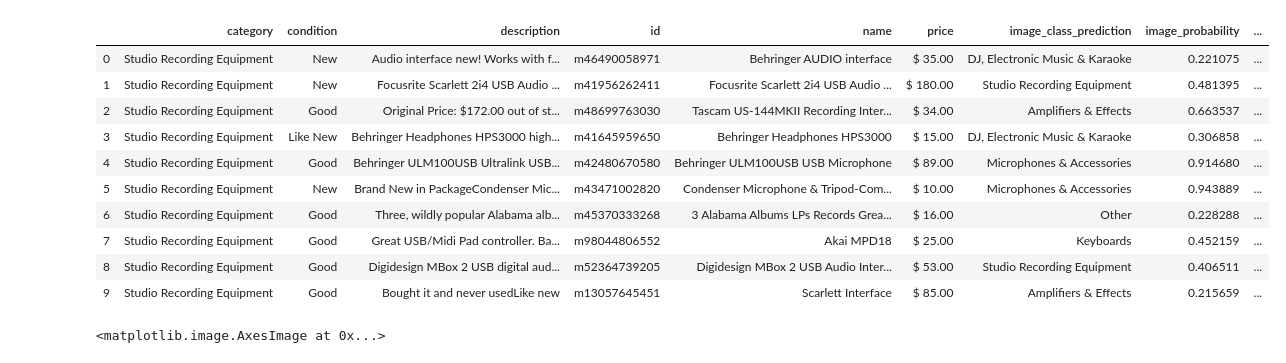
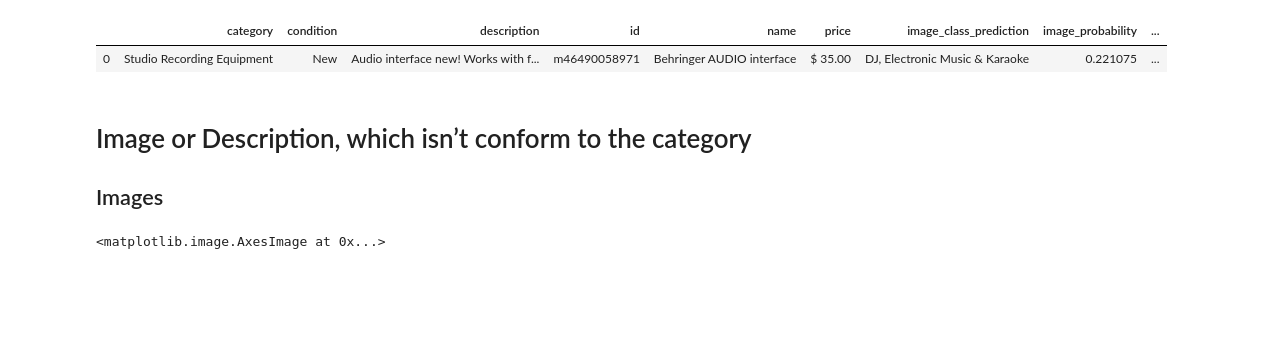
Before and after one commit to IvanIlnytskyi/Item-Anomaly-Detection, a Jupyter notebook: Anomaly detection.ipynb, the cells around one changed output. Cells and saved outputs as stored; diff of their text form; code cells hidden in the pictures; blank space fills up the shorter version.

```diff
--- a/Anomaly detection.ipynb
+++ b/Anomaly detection.ipynb
@@ -12,19 +12,13 @@ def get_image(itemid):
     image = Image.open(img_address)
     return image.convert("RGB")
 # %%
-df.head(10)
+df.head(1)
 # %% [output]
 |  | category | condition | description | id | name | price | image_class_prediction | image_probability | ... |
 | 0 | Studio Recording Equipment | New | Audio interface new! Works with f... | m46490058971 | Behringer AUDIO interface | $ 35.00 | DJ, Electronic Music & Karaoke | 0.221075 | ... |
-| 1 | Studio Recording Equipment | New | Focusrite Scarlett 2i4 USB Audio ... | m41956262411 | Focusrite Scarlett 2i4 USB Audio ... | $ 180.00 | Studio Recording Equipment | 0.481395 | ... |
-| 2 | Studio Recording Equipment | Good | Original Price: $172.00 out of st... | m48699763030 | Tascam US-144MKII Recording Inter... | $ 34.00 | Amplifiers & Effects | 0.663537 | ... |
-| 3 | Studio Recording Equipment | Like New | Behringer Headphones HPS3000 high... | m41645959650 | Behringer Headphones HPS3000 | $ 15.00 | DJ, Electronic Music & Karaoke | 0.306858 | ... |
-| 4 | Studio Recording Equipment | Good | Behringer ULM100USB Ultralink USB... | m42480670580 | Behringer ULM100USB USB Microphone | $ 89.00 | Microphones & Accessories | 0.914680 | ... |
-| 5 | Studio Recording Equipment | New | Brand New in PackageCondenser Mic... | m43471002820 | Condenser Microphone & Tripod-Com... | $ 10.00 | Microphones & Accessories | 0.943889 | ... |
-| 6 | Studio Recording Equipment | Good | Three, wildly popular Alabama alb... | m45370333268 | 3 Alabama Albums LPs Records Grea... | $ 16.00 | Other | 0.228288 | ... |
-| 7 | Studio Recording Equipment | Good | Great USB/Midi Pad controller. Ba... | m98044806552 | Akai MPD18 | $ 25.00 | Keyboards | 0.452159 | ... |
-| 8 | Studio Recording Equipment | Good | Digidesign MBox 2 USB digital aud... | m52364739205 | Digidesign MBox 2 USB Audio Inter... | $ 53.00 | Studio Recording Equipment | 0.406511 | ... |
-| 9 | Studio Recording Equipment | Good | Bought it and never usedLike new | m13057645451 | Scarlett Interface | $ 85.00 | Amplifiers & Effects | 0.215659 | ... |
+# %% [markdown]
+# Image or Description, which isn’t conform to the category
+## Images
 # %%
 plt.imshow(get_image('m43556759879'))
 # %% [output]
```
Also changed, not shown: 2 other files.
